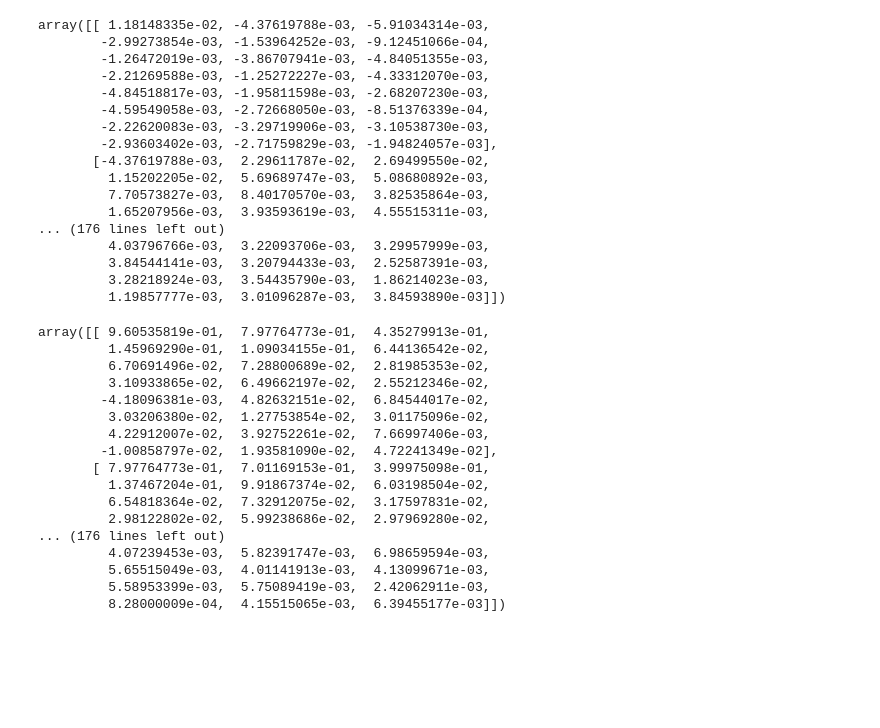
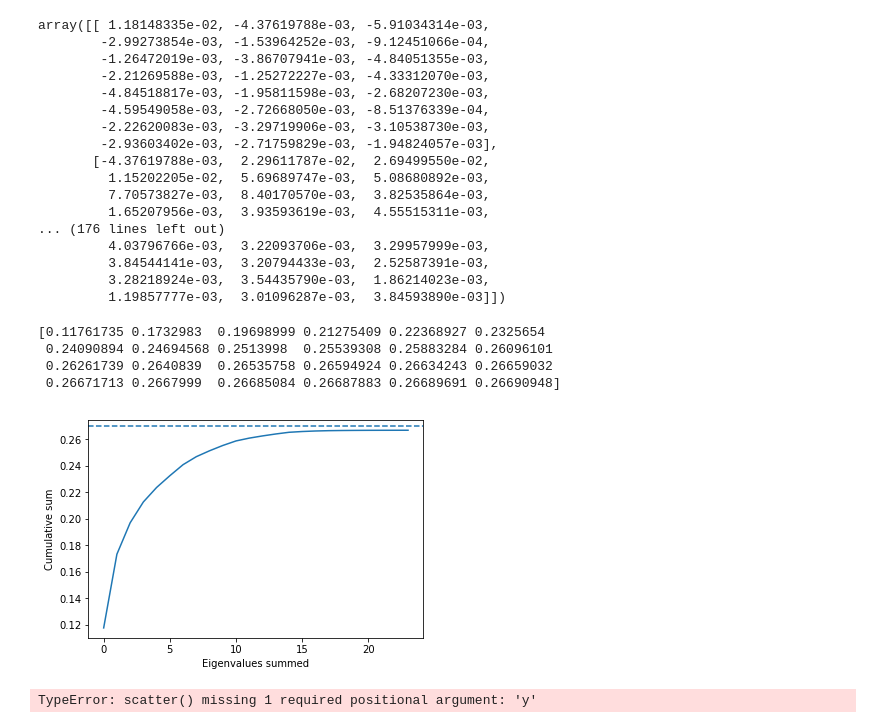
Before and after one commit to apurvmishra99/inf2b, a Jupyter notebook: task1_explore.ipynb, the cells around one changed output. Saved outputs shown, nothing was run; the diff lists cells and outputs as text; code cells hidden in the pictures; blank space fills up the shorter version.

```diff
--- a/task1_explore.ipynb
+++ b/task1_explore.ipynb
@@ -429,23 +413,17 @@ array([[ 1.18148335e-02, -4.37619788e-03, -5.91034314e-03,
          3.84544141e-03,  3.20794433e-03,  2.52587391e-03,
          3.28218924e-03,  3.54435790e-03,  1.86214023e-03,
          1.19857777e-03,  3.01096287e-03,  3.84593890e-03]])
-# %%
-a
-# %% [output]
-array([[ 9.60535819e-01,  7.97764773e-01,  4.35279913e-01,
-         1.45969290e-01,  1.09034155e-01,  6.44136542e-02,
-         6.70691496e-02,  7.28800689e-02,  2.81985353e-02,
-         3.10933865e-02,  6.49662197e-02,  2.55212346e-02,
-        -4.18096381e-03,  4.82632151e-02,  6.84544017e-02,
-         3.03206380e-02,  1.27753854e-02,  3.01175096e-02,
-         4.22912007e-02,  3.92752261e-02,  7.66997406e-03,
-        -1.00858797e-02,  1.93581090e-02,  4.72241349e-02],
-       [ 7.97764773e-01,  7.01169153e-01,  3.99975098e-01,
-         1.37467204e-01,  9.91867374e-02,  6.03198504e-02,
-         6.54818364e-02,  7.32912075e-02,  3.17597831e-02,
-         2.98122802e-02,  5.99238686e-02,  2.97969280e-02,
-... (176 lines left out)
-         4.07239453e-03,  5.82391747e-03,  6.98659594e-03,
-         5.65515049e-03,  4.01141913e-03,  4.13099671e-03,
-         5.58953399e-03,  5.75089419e-03,  2.42062911e-03,
-         8.28000009e-04,  4.15515065e-03,  6.39455177e-03]])
+# %%
+fig, ax = plt.subplots()
+print(cum_var)
+ax.plot(cum_var)
+ax.axhline(y=0.27, linestyle="--")
+plt.xlabel("Eigenvalues summed")
+plt.ylabel("Cumulative sum")
+plt.savefig('cumvar.png')
+# %% [output]
+[0.11761735 0.1732983  0.19698999 0.21275409 0.22368927 0.2325654
+ 0.24090894 0.24694568 0.2513998  0.25539308 0.25883284 0.26096101
+ 0.26261739 0.2640839  0.26535758 0.26594924 0.26634243 0.26659032
+ 0.26671713 0.2667999  0.26685084 0.26687883 0.26689691 0.26690948]
+[figure, added]
@@ -451,0 +434,4 @@ array([[ 9.60535819e-01,  7.97764773e-01,  4.35279913e-01,
+# %%
+plt.scatter(P)
+# %% [output]
+TypeError: scatter() missing 1 required positional argument: 'y'
```
Also changed, not shown: parts of 33 cells of this notebook, 3 other files.
